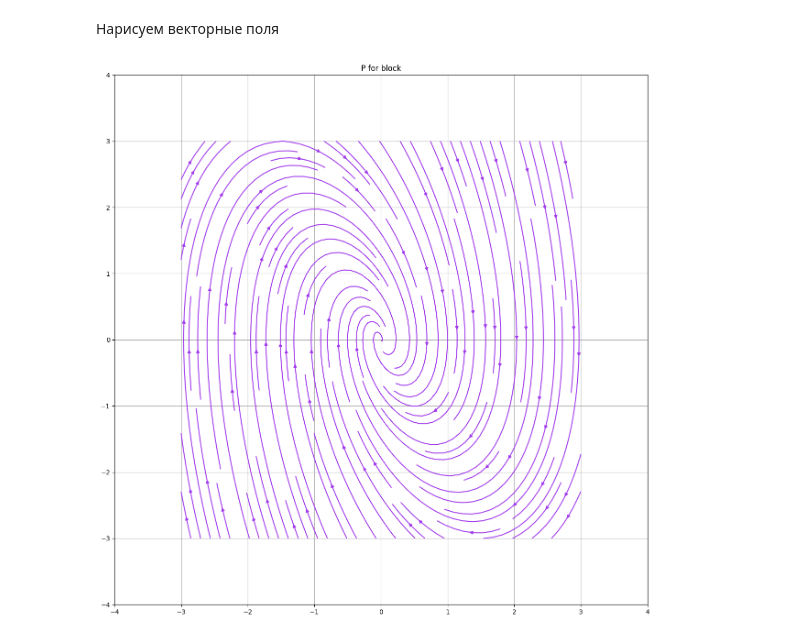
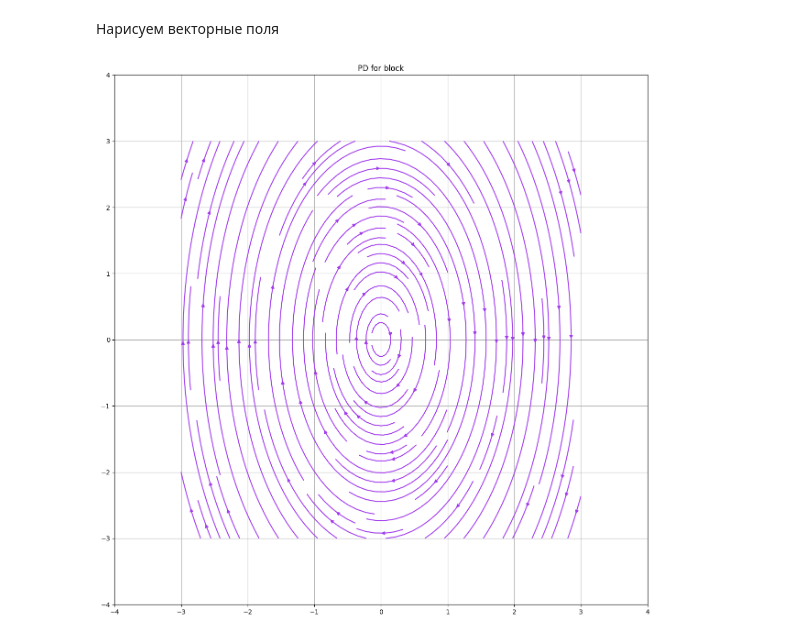
Before and after one commit to kefir8888/smrstarkit2026, a Jupyter notebook: lectures/06_inverted_pendulum/sem_inverted_pendulum.ipynb, the cells around one changed output. Drawn from its saved outputs; the diff is of its cells as text; code cells hidden in the pictures.

```diff
--- a/lectures/06_inverted_pendulum/sem_inverted_pendulum.ipynb
+++ b/lectures/06_inverted_pendulum/sem_inverted_pendulum.ipynb
@@ -38,10 +40,10 @@ class Pendulum:
     def sys_dyn(self, u_scalar):
         x_dot = np.zeros_like(self.x)
 
-        #u_effective = np.clip(
+        u_effective = np.clip(u_scalar, -self.max_torque, self.max_torque)
 
         x_dot[0, 0] = self.x[1, 0]
-        x_dot[1, 0] = self.g / self.l * np.sin(self.x[0, 0]) + u_scalar / (self.m * self.l**2)
+        x_dot[1, 0] = self.g / self.l * np.sin(self.x[0, 0]) + u_effective / (self.m * self.l**2)
 
         return x_dot
 
@@ -103,6 +105,9 @@ def run_pendulum(x0, iter_num, visualize, control_function, max_torque = 3, dt =
 
             cv2.imshow("pendulum", canvas)
 
+            if (i == 1):
+                cv2.waitKey(0)
+
             key = cv2.waitKey(10) & 0xFF
 
             if (key == ord('q')):
@@ -115,22 +120,33 @@ def run_pendulum(x0, iter_num, visualize, control_function, max_torque = 3, dt =
     return x_traj, v_traj, u_traj
 
 def stabilizing_control(x, max_tau = 5):
-    u =
+    u = - 5 * x[1, 0]
 
     return u
 
 def destabilizing_control(x, max_tau = 5):
-    u =
+    u = 0.1 * x[1, 0]
 
     return u
 
+def unlimited_up_control(x, max_tau = 5):
+    return - 35 * np.sin(x[0, 0]) - 14 * x[1, 0]
+
 def swing_up_control(x, max_tau = 5):
+    u = - 15 * np.sin(x[0, 0]) - 14 * x[1, 0]
 
+    if (np.cos(x[0, 0]) < 0.7):
+        u = 0.2 * x[1, 0]
 
     return u
 
-#x_hist, v_hist, u_hist = run_pendulum(x0 = 3.0, iter_num = 10000, visualize = False, control_function = lambda i, j : 3, max_torque = 3)
-x_hist, v_hist, u_hist = run_pendulum(x0 = 3.1415, iter_num = 20000, visualize = True, control_function = swing_up_control, max_torque = 3, dt = 0.01)
+#x_hist, v_hist, u_hist = run_pendulum(x0 = 3, iter_num = 10000, visualize = True, control_function = lambda i, j : 3, max_torque = 3)
+#x_hist, v_hist, u_hist = run_pendulum(x0 = 3.1415, iter_num = 20000, visualize = True, control_function = swing_up_control, max_torque = 3, dt = 0.01)
+
+#x_hist, v_hist, u_hist = run_pendulum(x0 = 1, iter_num = 20000, visualize = True, control_function = stabilizing_control, max_torque = 3, dt = 0.01)
+#x_hist, v_hist, u_hist = run_pendulum(x0 = 3, iter_num = 20000, visualize = True, control_function = destabilizing_control, max_torque = 3, dt = 0.01)
+#x_hist, v_hist, u_hist = run_pendulum(x0 = 3, iter_num = 2000, visualize = True, control_function = unlimited_up_control, max_torque = 3, dt = 0.01)
+x_hist, v_hist, u_hist = run_pendulum(x0 = 2.5, iter_num = 20000, visualize = False, control_function = swing_up_control, max_torque = 3, dt = 0.01)
 
 plot_1d(x_hist)
 plot_1d(v_hist)
@@ -198,10 +215,11 @@ def visualize_function_3D(function, llim1, hlim1, a1name,
     data = data.reshape(fig.canvas.get_width_height()[::-1] + (4,))
 
 feedbacks = {"constant feedback" : constant_feedback,
-             #"swing-up" : swing_up_control,
-             #"stabilizing for pend with no torque limit" : stabilizing_control,
-             #"destabilizing for pend" : destabilizing_control
-             }
+             "stabilizing for pend with no torque limit" : stabilizing_control,
+             "destabilizing for pend" : destabilizing_control,
+             "unlimited" : unlimited_up_control,
+             "swing-up" : swing_up_control,
+            }
 
 for feedback_name, feedback in feedbacks.items():
     visualize_function_3D(feedback, -math.pi, math.pi,
@@ -257,33 +278,33 @@ def inverted_pendulum_dynamics(state, u_scalar):
 
     u_effective = np.clip(u_scalar, -tau_max, tau_max)
 
     x_dot = np.zeros_like(state)
 
     x_dot[0, 0] = state[1, 0]
     x_dot[1, 0] = g / l * np.sin(state[0, 0]) + u_effective / (m * l**2)
 
     return x_dot
 
 def block_dynamics(state, u_scalar):
     m = 1
 
     x_dot = np.zeros_like(state)
 
     x_dot[0, 0] = state[1, 0]
     x_dot[1, 0] = u_scalar / m
 
     return x_dot
 
-def P_feedback(state):
+def PD_feedback(state):
     return - 3 * state[0, 0] - 1.5 * state[1, 0]
 
-experiments = [(block_dynamics, P_feedback, "P for block"),]
+experiments = [(block_dynamics, PD_feedback, "PD for block"),]
                #(block_dynamics, PD_feedback, "PD for block"),
                #(block_dynamics, random_feedback, "random for block"),
                #(inverted_pendulum_dynamics, energy_based_feedback, "energy-based for pendulum"),
                #(inverted_pendulum_dynamics, swing_up_feedback, "swing-up for pendulum")]
 
 for (dynamics, feedback, title) in experiments:
     visualize_system_evolution(dynamics, feedback, title = title)
 # %% [output]
-[figure, old version]
+[figure, new version]
```
Also changed, not shown: parts of 3 cells of this notebook, 1 other file.
